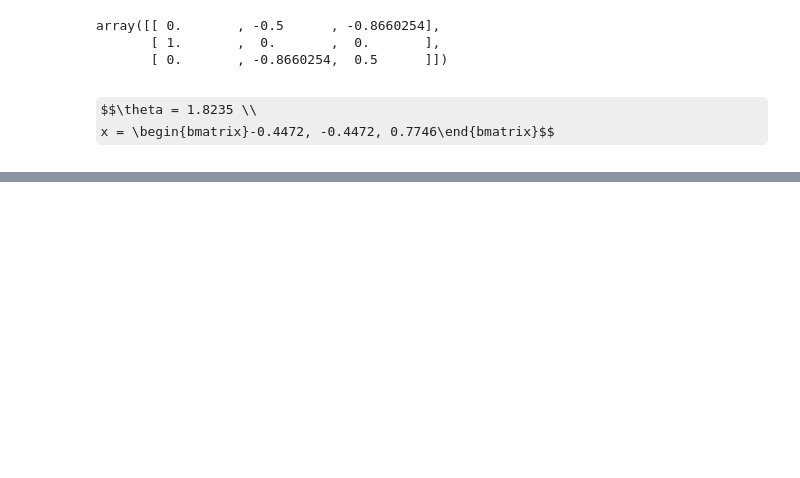
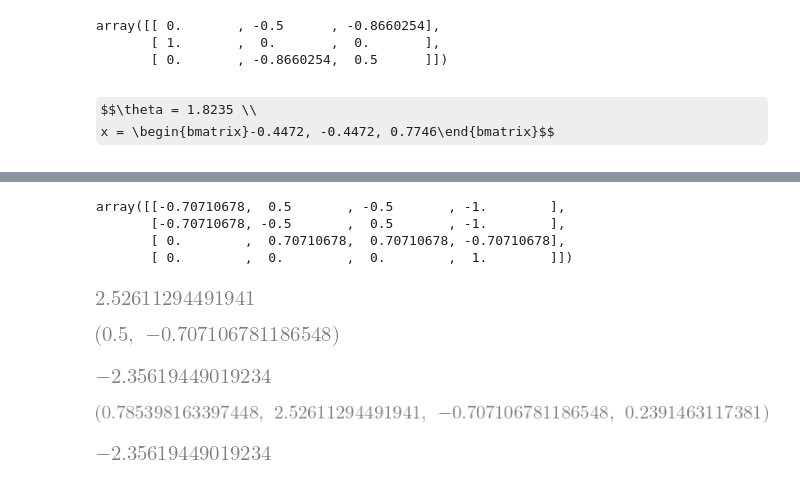
Before and after one commit to dario-loi/robotics_I_scripts, a Jupyter notebook: scrapbook.ipynb, the cells around one changed output, grey strips where cells are left out. Saved outputs shown, nothing was run; the diff lists cells and outputs as text; code cells hidden in the pictures; some formulas as TeX source; blank space fills up the shorter version.

```diff
--- a/scrapbook.ipynb
+++ b/scrapbook.ipynb
@@ -51,0 +121,16 @@ array([-0.4472    ,  0.44722328, -0.77458656])
+# %%
+M = np.array(
+    [
+        [-np.sqrt(2)/2, 0.5, -0.5, -1],
+        [-np.sqrt(2)/2, -0.5, 0.5, -1],
+        [0, np.sqrt(2)/2, np.sqrt(2)/2, -np.sqrt(2)/2],
+        [0, 0, 0, 1]
+    ]
+)
+# %%
+M
+# %% [output]
+array([[-0.70710678,  0.5       , -0.5       , -1.        ],
+       [-0.70710678, -0.5       ,  0.5       , -1.        ],
+       [ 0.        ,  0.70710678,  0.70710678, -0.70710678],
+       [ 0.        ,  0.        ,  0.        ,  1.        ]])
@@ -51,0 +144,20 @@ array([-0.4472    ,  0.44722328, -0.77458656])
+# %%
+np.arctan2(M[0, 1], M[0,0])
+# %% [output]
+[figure, added]
+# %%
+M[0, 1], M[0,0]
+# %% [output]
+[figure, added]
+# %%
+- (3 * np.pi)/4
+# %% [output]
+[figure, added]
+# %%
+alpha, theta, d, a
+# %% [output]
+[figure, added]
+# %%
+(-3 * np.pi) / 4
+# %% [output]
+[figure, added]
```
Also changed, not shown: parts of 22 cells of this notebook, 1 other file.
